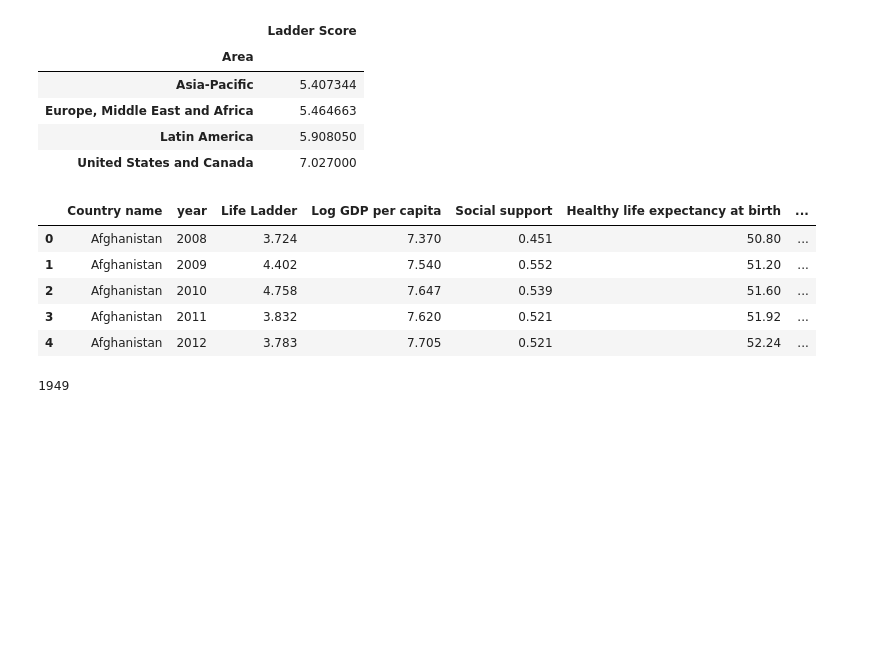
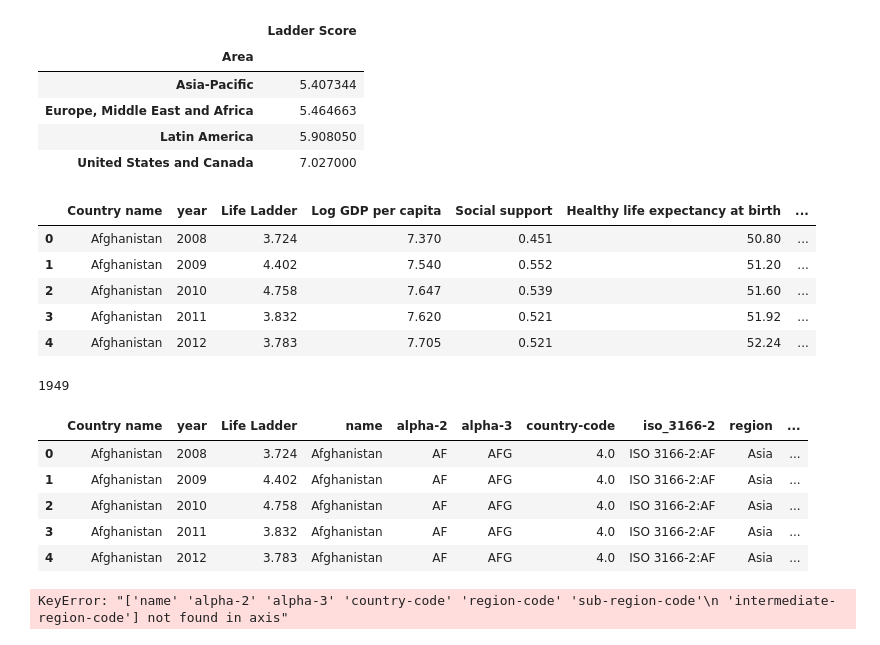
Before and after one commit to adamholcomb/Python-Media-Happiness-Analysis, a Jupyter notebook: HappinessIndex-KF.ipynb, the cells around one changed output. Saved outputs shown, nothing was run; the diff lists cells and outputs as text; code cells hidden in the pictures; blank space fills up the shorter version.

Commit message:
Dropping columns

```diff
--- a/HappinessIndex-KF.ipynb
+++ b/HappinessIndex-KF.ipynb
@@ -306,3 +306,19 @@ world_happiness_report_t.drop(['Log GDP per capita', 'Social support', 'Healthy
 len(world_happiness_report_t)
 # %% [output]
 1949
+# %%
+# Merging World Happiness Report and Country Regions by column
+world_happiness_report_t = pd.merge(left = world_happiness_report_t, right = country_df, how = 'left', left_on= 'Country name', right_on = 'name')
+# %%
+world_happiness_report_t.head()
+# %% [output]
+|  | Country name | year | Life Ladder | name | alpha-2 | alpha-3 | country-code | iso_3166-2 | region | ... |
+| 0 | Afghanistan | 2008 | 3.724 | Afghanistan | AF | AFG | 4.0 | ISO 3166-2:AF | Asia | ... |
+| 1 | Afghanistan | 2009 | 4.402 | Afghanistan | AF | AFG | 4.0 | ISO 3166-2:AF | Asia | ... |
+| 2 | Afghanistan | 2010 | 4.758 | Afghanistan | AF | AFG | 4.0 | ISO 3166-2:AF | Asia | ... |
+| 3 | Afghanistan | 2011 | 3.832 | Afghanistan | AF | AFG | 4.0 | ISO 3166-2:AF | Asia | ... |
+| 4 | Afghanistan | 2012 | 3.783 | Afghanistan | AF | AFG | 4.0 | ISO 3166-2:AF | Asia | ... |
+# %%
+world_happiness_report_t.drop(['name', 'alpha-2', 'alpha-3', 'country-code', 'region-code', 'sub-region-code', 'intermediate-region-code'], axis = 1, inplace = True)
+# %% [output]
+KeyError: "['name' 'alpha-2' 'alpha-3' 'country-code' 'region-code' 'sub-region-code'\n 'intermediate-region-code'] not found in axis"
```
Also changed, not shown: parts of 2 cells of this notebook.
